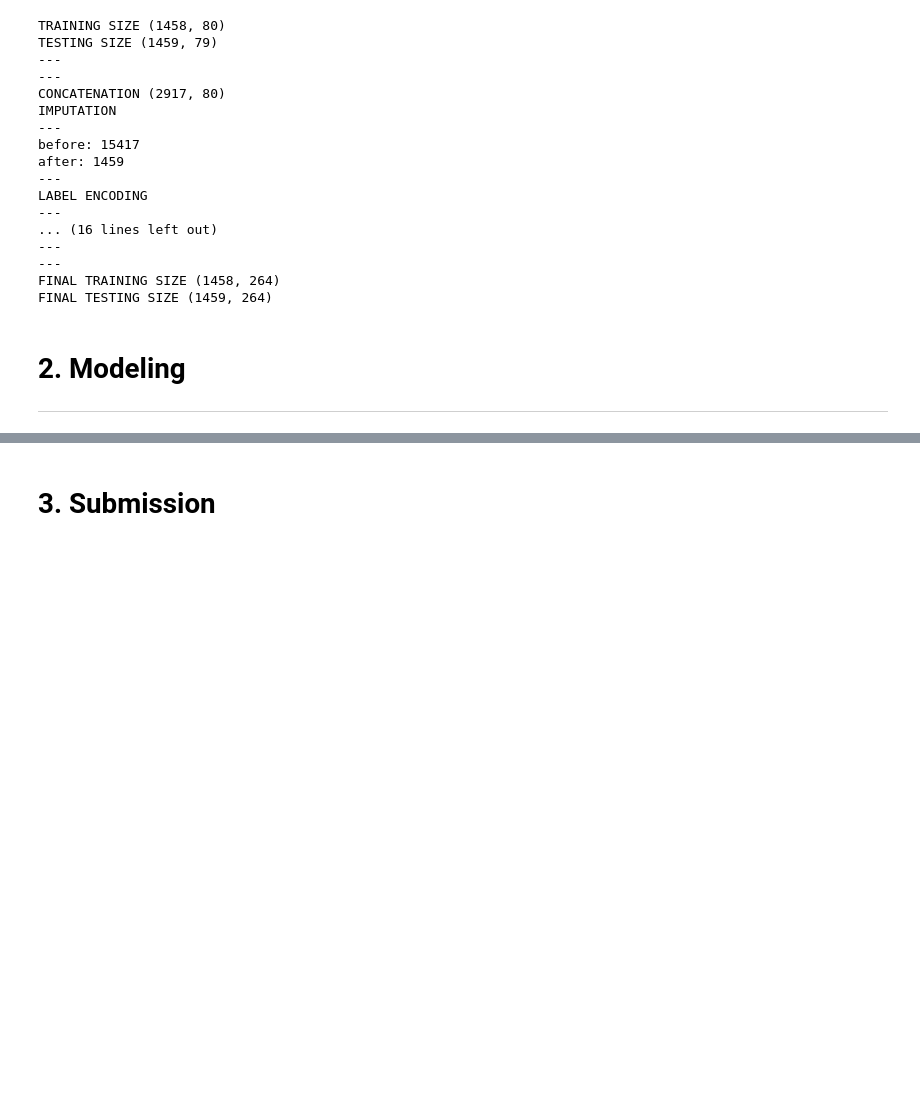
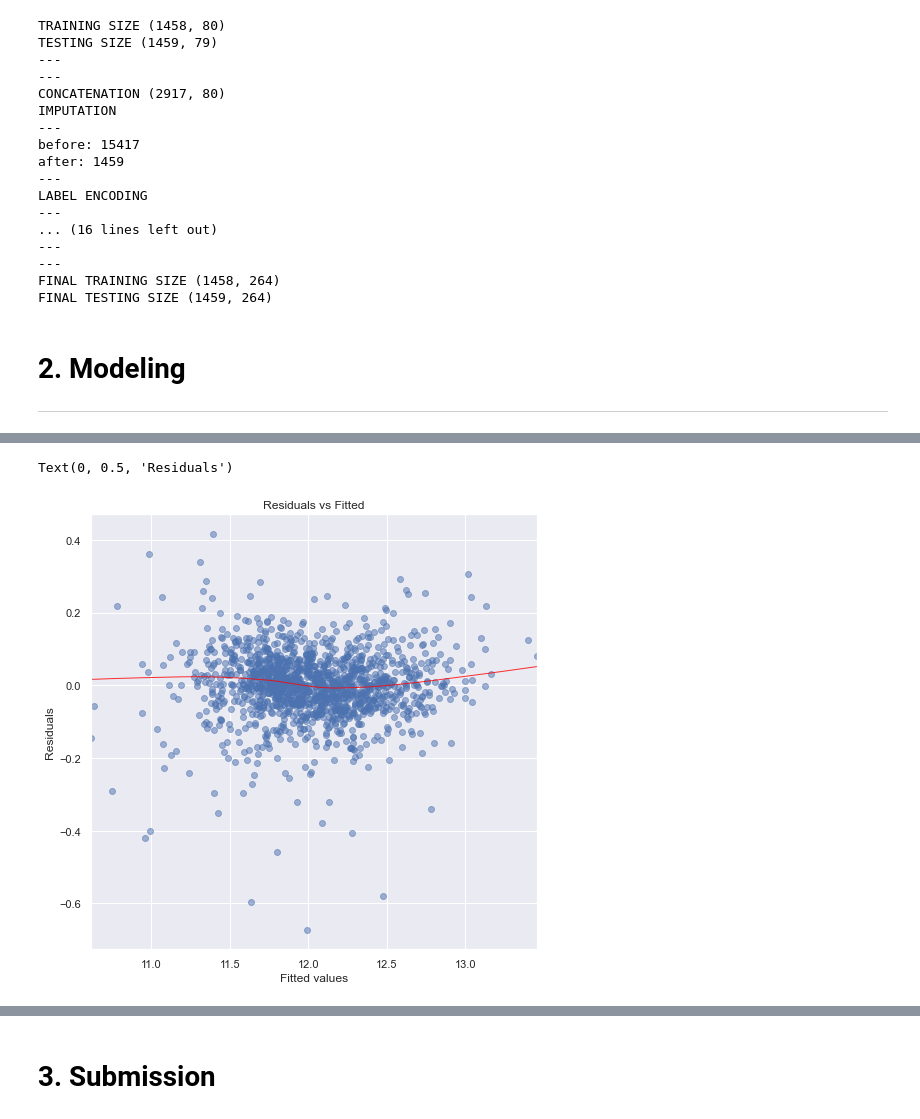
Before and after one commit to axelearning/CS_portfolio, a Jupyter notebook: machine_learning/house_prices_regression/V2.ipynb, the cells around one changed output, grey strips where cells are left out. Cells and saved outputs as stored; diff of their text form; code cells hidden in the pictures; blank space fills up the shorter version.

```diff
--- a/machine_learning/house_prices_regression/V2.ipynb
+++ b/machine_learning/house_prices_regression/V2.ipynb
@@ -655,0 +722,3 @@ models.learning_curve()
+# %%
+model = sm.OLS(y_train, X_train).fit()
+print(mod_fit.summary())
@@ -655,0 +957,17 @@ models.learning_curve()
+# %%
+# 1. Check for linearity with residual plot
+res = model.resid
+y_fitted = model.fittedvalues
+plt.figure(figsize=(8,8))
+sns.regplot(x=y_fitted,
+            y=res,
+            lowess=True,
+            scatter_kws={'alpha': 0.5},
+            line_kws={'color': 'red', 'lw': 1, 'alpha': 0.8})
+
+plt.title('Residuals vs Fitted')
+plt.xlabel('Fitted values')
+plt.ylabel('Residuals')
+# %% [output]
+Text(0, 0.5, 'Residuals')
+[figure, added]
```
Also changed, not shown: parts of 27 cells of this notebook, 2 other files.
